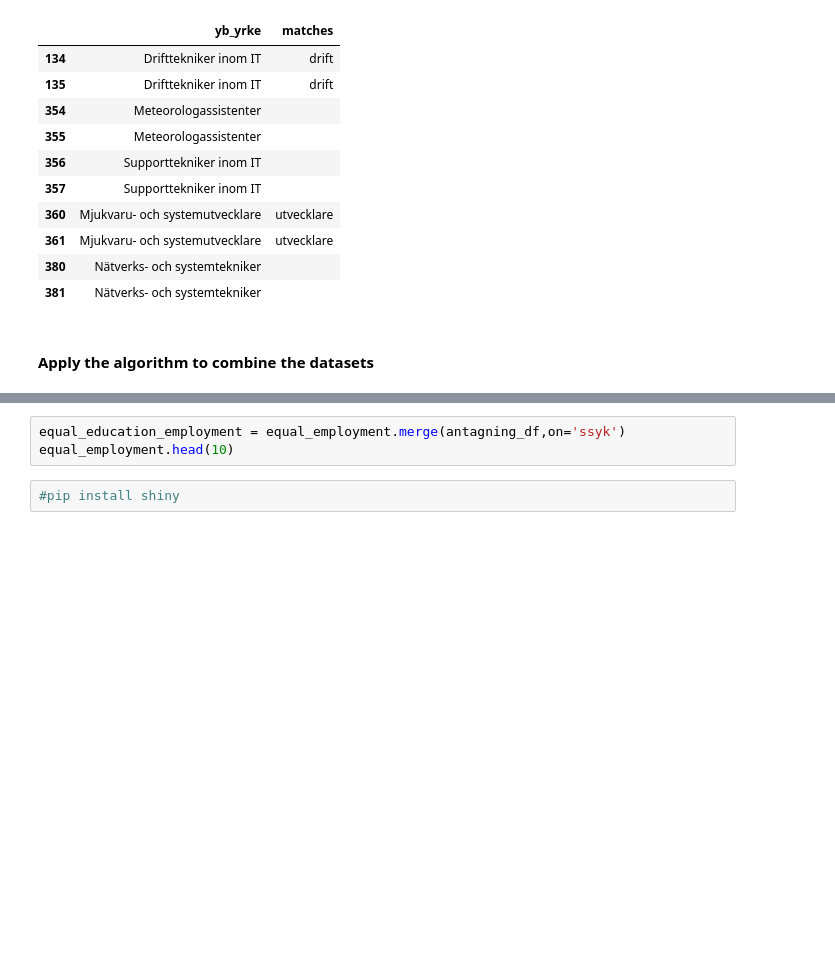
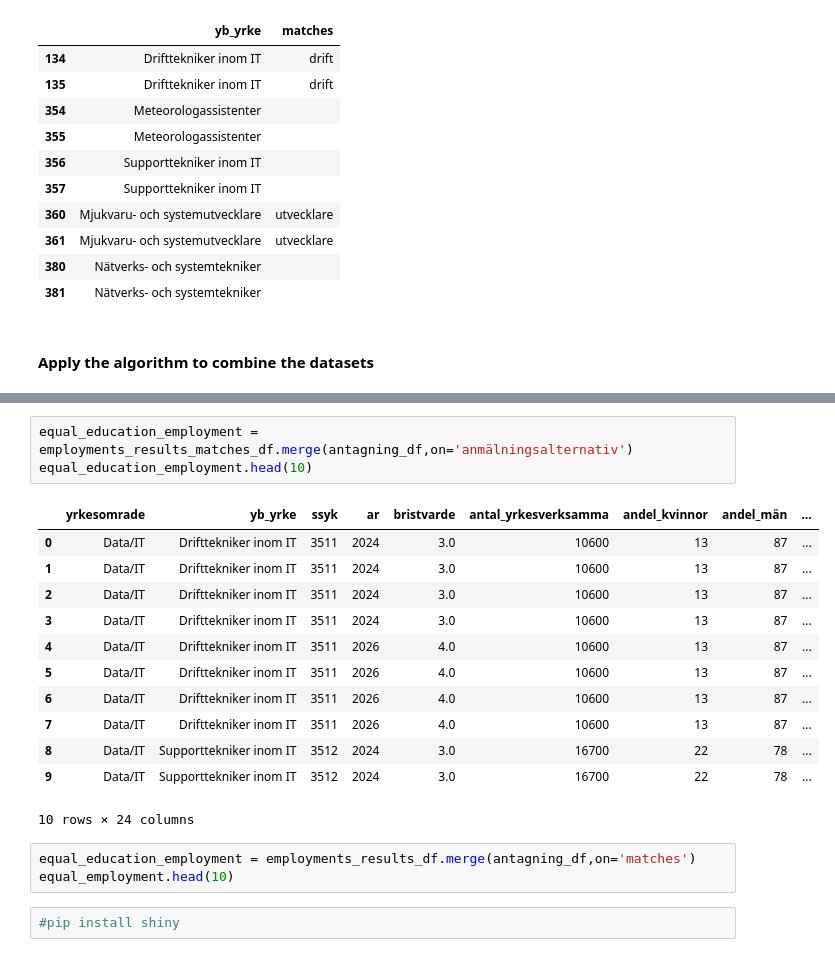
Before and after one commit to Lovisaj01/Open-Data-Project, a Jupyter notebook: preprocessing.ipynb, the cells around one changed output, grey strips where cells are left out. Drawn from its saved outputs; the diff is of its cells as text; blank space fills up the shorter version.

```diff
--- a/preprocessing.ipynb
+++ b/preprocessing.ipynb
@@ -987,5 +1045,21 @@ df.head(10)
+# %%
+equal_education_employment = employments_results_matches_df.merge(antagning_df,on='anmälningsalternativ')
+equal_education_employment.head(10)
+# %% [output]
+|  | yrkesomrade | yb_yrke | ssyk | ar | bristvarde | antal_yrkesverksamma | andel_kvinnor | andel_män | ... |
+| 0 | Data/IT | Drifttekniker inom IT | 3511 | 2024 | 3.0 | 10600 | 13 | 87 | ... |
+| 1 | Data/IT | Drifttekniker inom IT | 3511 | 2024 | 3.0 | 10600 | 13 | 87 | ... |
+| 2 | Data/IT | Drifttekniker inom IT | 3511 | 2024 | 3.0 | 10600 | 13 | 87 | ... |
+| 3 | Data/IT | Drifttekniker inom IT | 3511 | 2024 | 3.0 | 10600 | 13 | 87 | ... |
+| 4 | Data/IT | Drifttekniker inom IT | 3511 | 2026 | 4.0 | 10600 | 13 | 87 | ... |
+| 5 | Data/IT | Drifttekniker inom IT | 3511 | 2026 | 4.0 | 10600 | 13 | 87 | ... |
+| 6 | Data/IT | Drifttekniker inom IT | 3511 | 2026 | 4.0 | 10600 | 13 | 87 | ... |
+| 7 | Data/IT | Drifttekniker inom IT | 3511 | 2026 | 4.0 | 10600 | 13 | 87 | ... |
+| 8 | Data/IT | Supporttekniker inom IT | 3512 | 2024 | 3.0 | 16700 | 22 | 78 | ... |
+| 9 | Data/IT | Supporttekniker inom IT | 3512 | 2024 | 3.0 | 16700 | 22 | 78 | ... |
+10 rows × 24 columns
 # %%
-equal_education_employment = equal_employment.merge(antagning_df,on='ssyk')
+equal_education_employment = employments_results_df.merge(antagning_df,on='matches')
 equal_employment.head(10)
 # %%
 #pip install shiny
```
Also changed, not shown: parts of 7 cells of this notebook.
